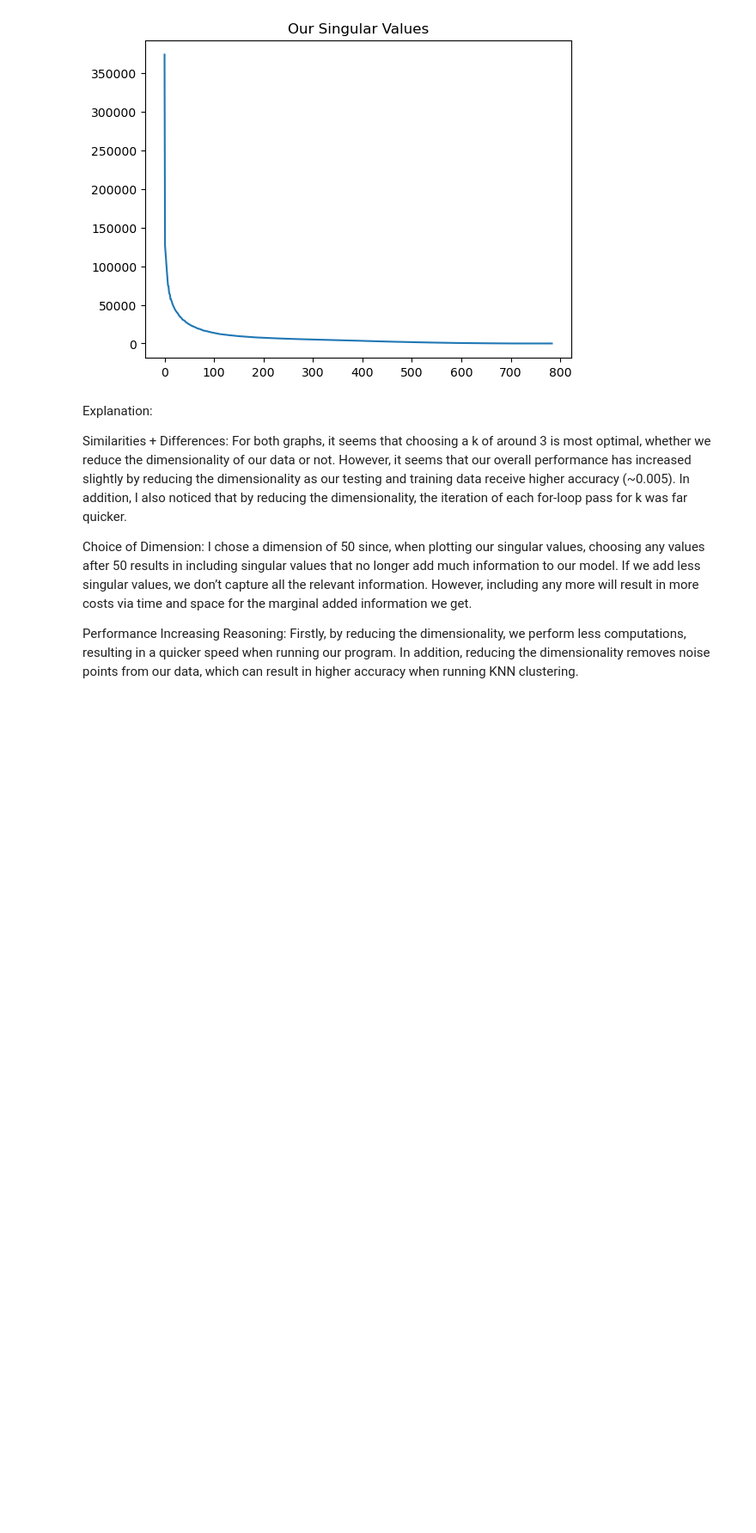
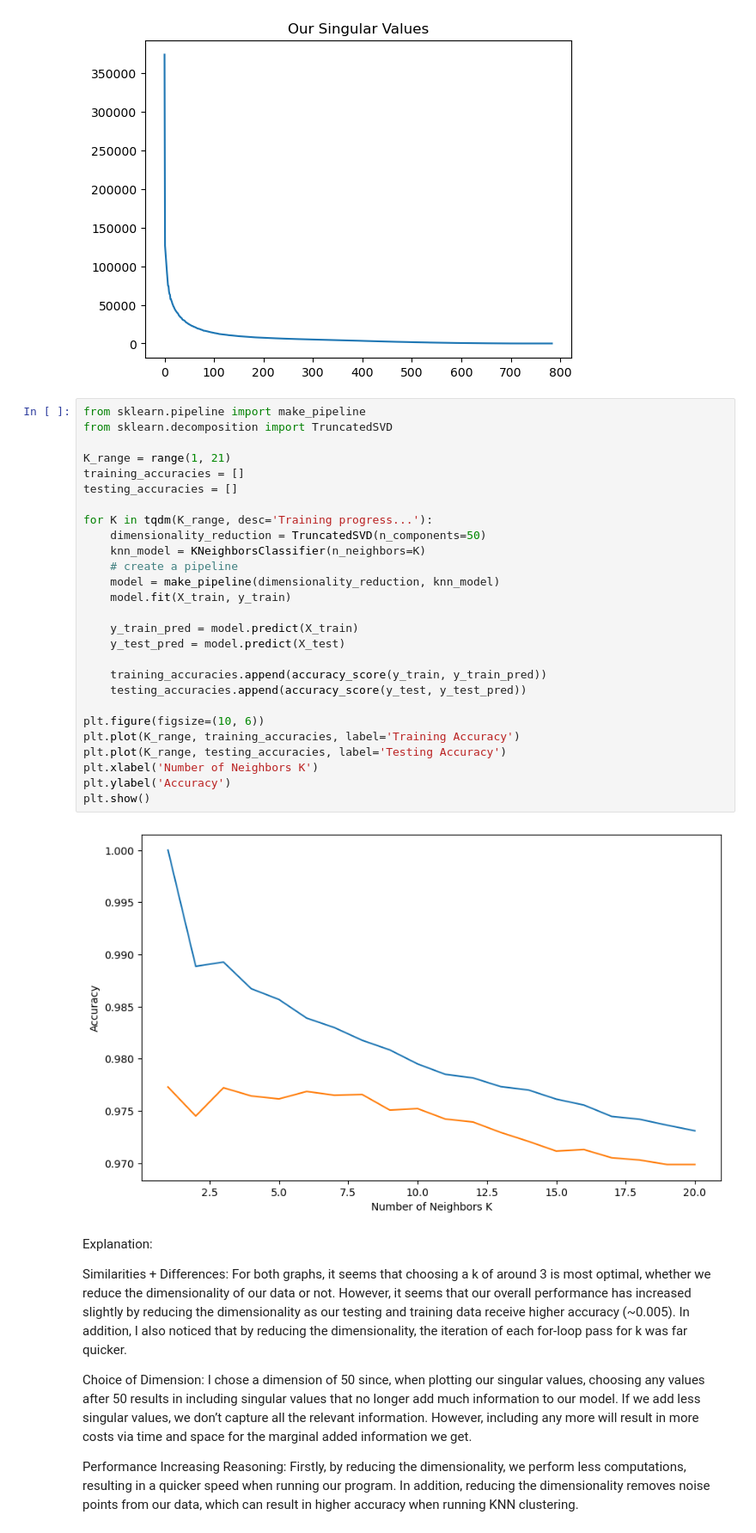
Before and after one commit to Prathmesh-S/Data-Science-Fundamentals, a Jupyter notebook: lecture_12/worksheet_12.ipynb, the cells around one changed output. Shown at 86% size. Saved outputs shown, nothing was run; the diff lists cells and outputs as text; blank space fills up the shorter version.

```diff
--- a/lecture_12/worksheet_12.ipynb
+++ b/lecture_12/worksheet_12.ipynb
@@ -304,6 +312,35 @@ plt.show()
  [0 0 0 ... 0 0 0]
  [0 0 0 ... 0 0 0]]
 [figure]
+# %%
+from sklearn.pipeline import make_pipeline
+from sklearn.decomposition import TruncatedSVD
+
+K_range = range(1, 21)
+training_accuracies = []
+testing_accuracies = []
+
+for K in tqdm(K_range, desc='Training progress...'):
+    dimensionality_reduction = TruncatedSVD(n_components=50)
+    knn_model = KNeighborsClassifier(n_neighbors=K)
+    # create a pipeline
+    model = make_pipeline(dimensionality_reduction, knn_model)
+    model.fit(X_train, y_train)
+
+    y_train_pred = model.predict(X_train)
+    y_test_pred = model.predict(X_test)
+
+    training_accuracies.append(accuracy_score(y_train, y_train_pred))
+    testing_accuracies.append(accuracy_score(y_test, y_test_pred))
+
+plt.figure(figsize=(10, 6))
+plt.plot(K_range, training_accuracies, label='Training Accuracy')
+plt.plot(K_range, testing_accuracies, label='Testing Accuracy')
+plt.xlabel('Number of Neighbors K')
+plt.ylabel('Accuracy')
+plt.show()
+# %% [output]
+[figure, added]
 # %% [markdown]
 Explanation:
 
```
Also changed, not shown: parts of 1 cell of this notebook.
